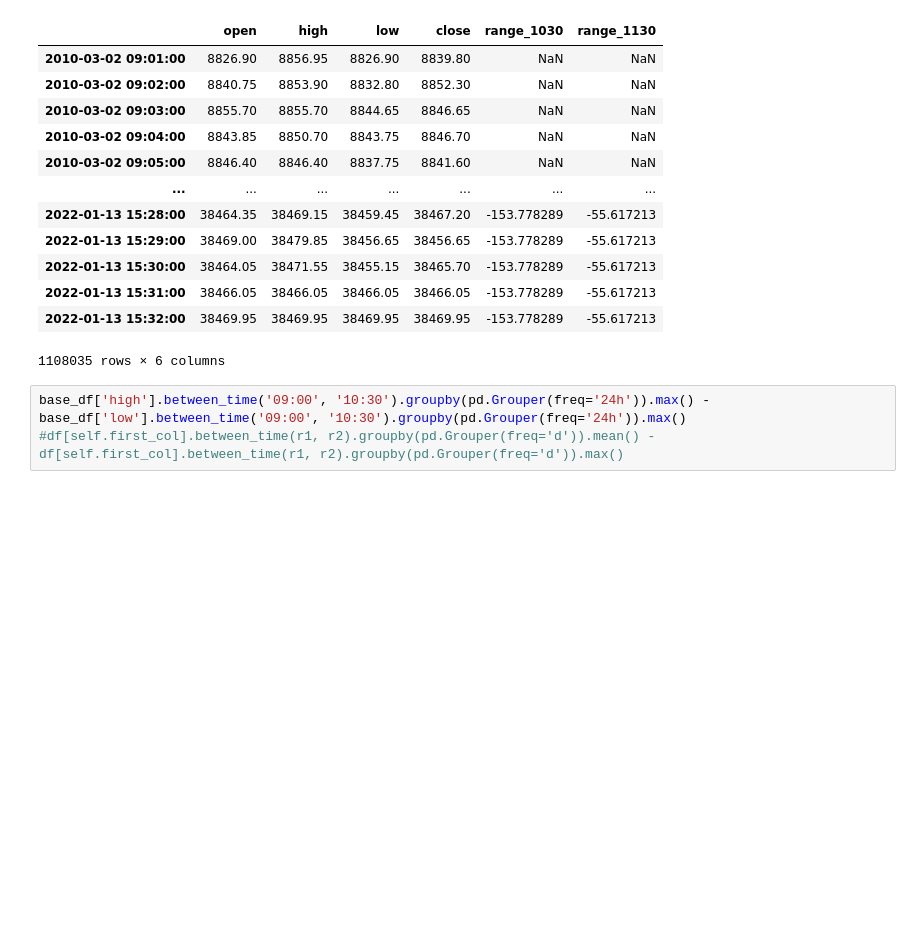
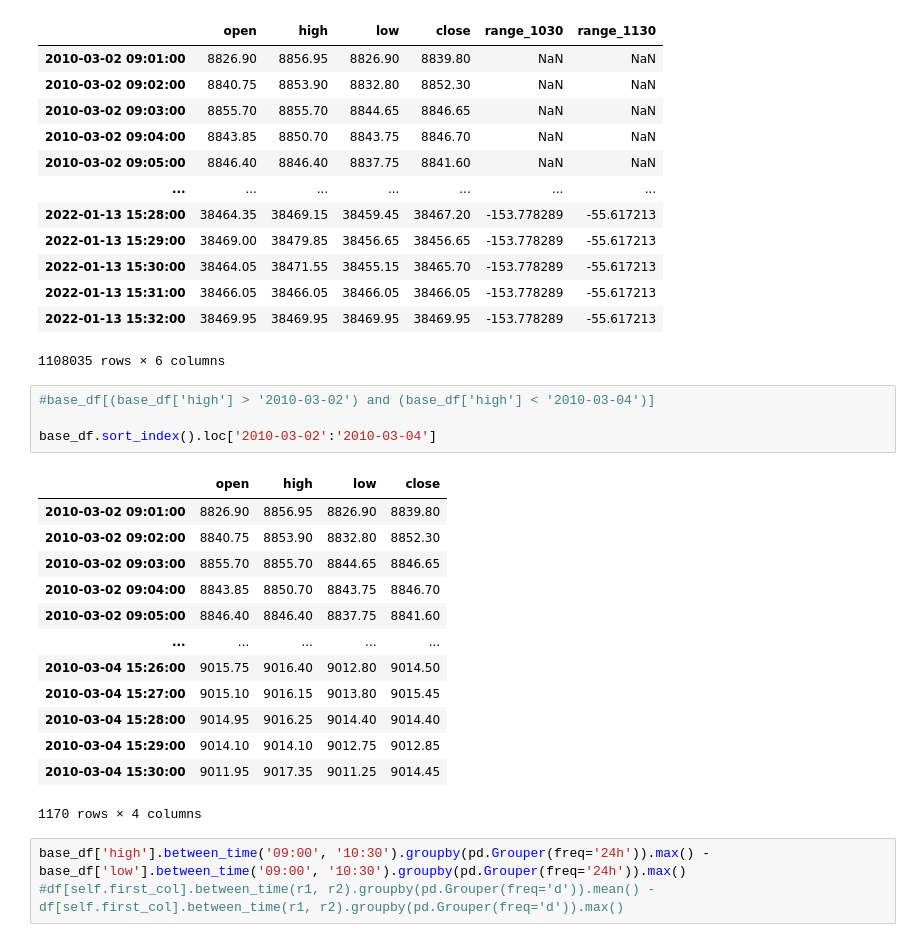
Before and after one commit to xooca/quant_game, a Jupyter notebook: ml_model.ipynb, the cells around one changed output. Drawn from its saved outputs; the diff is of its cells as text; blank space fills up the shorter version.

```diff
--- a/ml_model.ipynb
+++ b/ml_model.ipynb
@@ -59,6 +59,24 @@ base_df2
 | 2022-01-13 15:31:00 | 38466.05 | 38466.05 | 38466.05 | 38466.05 | -153.778289 | -55.617213 |
 | 2022-01-13 15:32:00 | 38469.95 | 38469.95 | 38469.95 | 38469.95 | -153.778289 | -55.617213 |
 1108035 rows × 6 columns
+# %%
+#base_df[(base_df['high'] > '2010-03-02') and (base_df['high'] < '2010-03-04')]
+
+base_df.sort_index().loc['2010-03-02':'2010-03-04']
+# %% [output]
+|  | open | high | low | close |
+| 2010-03-02 09:01:00 | 8826.90 | 8856.95 | 8826.90 | 8839.80 |
+| 2010-03-02 09:02:00 | 8840.75 | 8853.90 | 8832.80 | 8852.30 |
+| 2010-03-02 09:03:00 | 8855.70 | 8855.70 | 8844.65 | 8846.65 |
+| 2010-03-02 09:04:00 | 8843.85 | 8850.70 | 8843.75 | 8846.70 |
+| 2010-03-02 09:05:00 | 8846.40 | 8846.40 | 8837.75 | 8841.60 |
+| ... | ... | ... | ... | ... |
+| 2010-03-04 15:26:00 | 9015.75 | 9016.40 | 9012.80 | 9014.50 |
+| 2010-03-04 15:27:00 | 9015.10 | 9016.15 | 9013.80 | 9015.45 |
+| 2010-03-04 15:28:00 | 9014.95 | 9016.25 | 9014.40 | 9014.40 |
+| 2010-03-04 15:29:00 | 9014.10 | 9014.10 | 9012.75 | 9012.85 |
+| 2010-03-04 15:30:00 | 9011.95 | 9017.35 | 9011.25 | 9014.45 |
+1170 rows × 4 columns
 # %%
 base_df['high'].between_time('09:00', '10:30').groupby(pd.Grouper(freq='24h')).max() - base_df['low'].between_time('09:00', '10:30').groupby(pd.Grouper(freq='24h')).max()
 #df[self.first_col].between_time(r1, r2).groupby(pd.Grouper(freq='d')).mean() - df[self.first_col].between_time(r1, r2).groupby(pd.Grouper(freq='d')).max()
```
Also changed, not shown: parts of 1 cell of this notebook, 3 other files.
